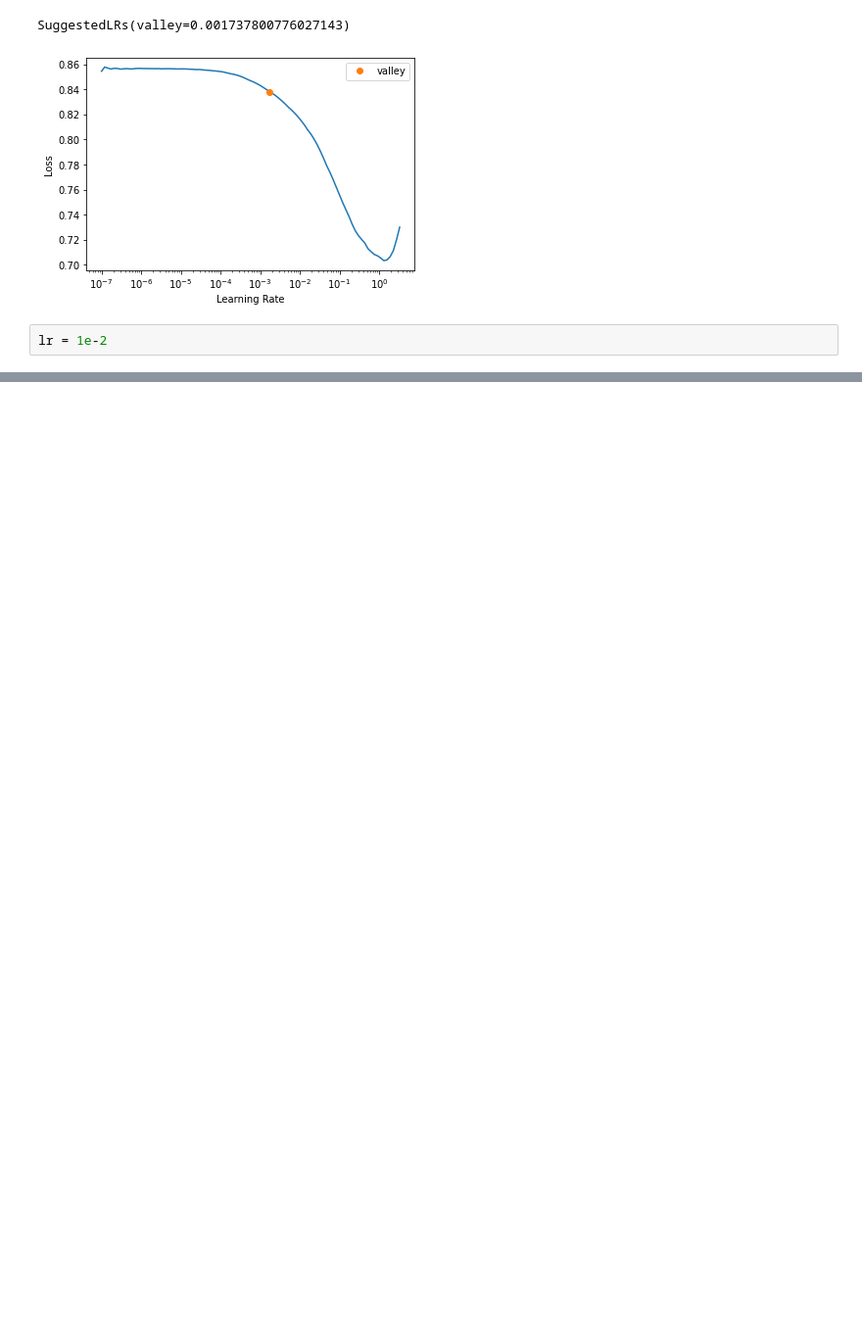
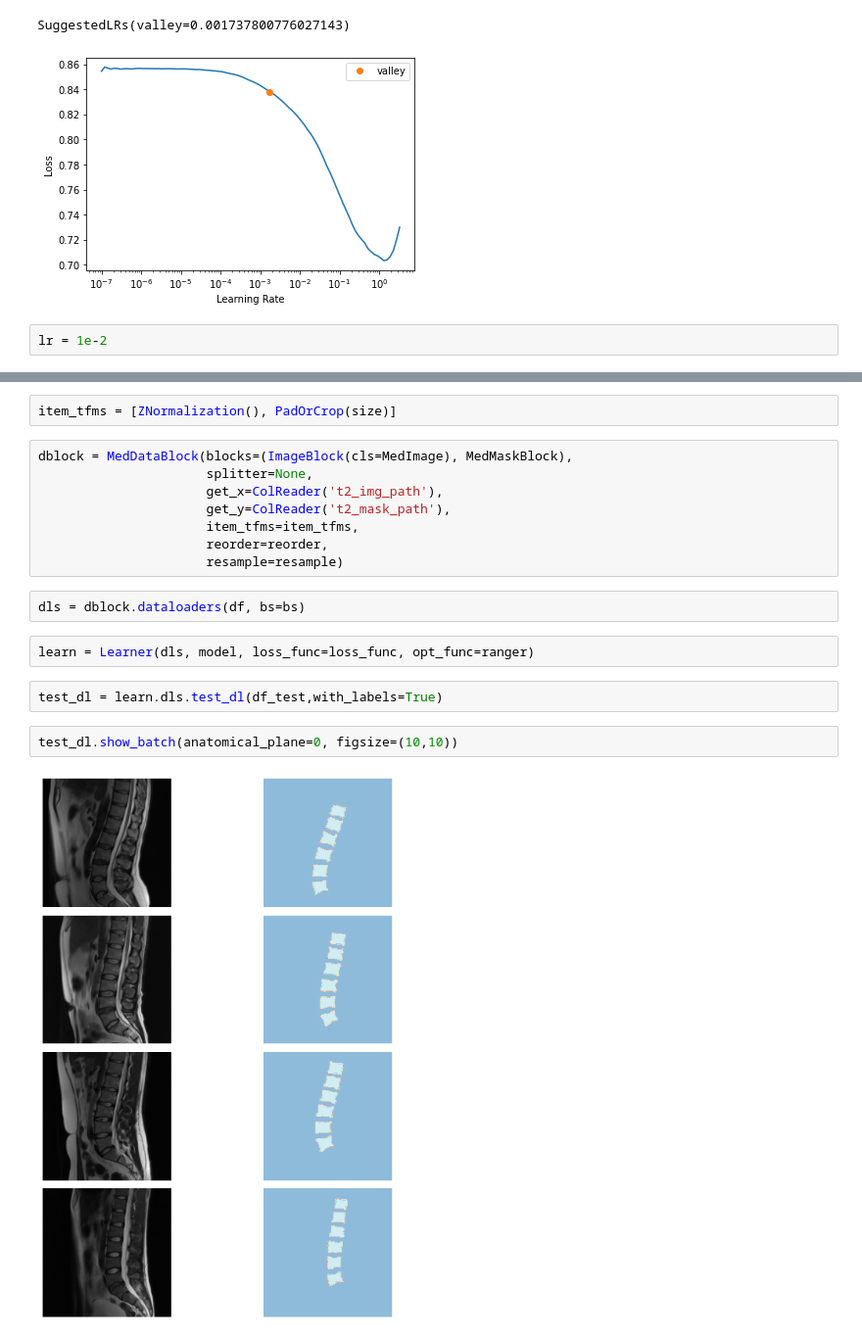
Before and after one commit to MMIV-ML/fastMONAI, a Jupyter notebook: research/00-spine-segmentation-training.ipynb, the cells around one changed output, grey strips where cells are left out. Shown at 98% size. Drawn from its saved outputs; the diff is of its cells as text; blank space fills up the shorter version.

```diff
--- a/research/00-spine-segmentation-training.ipynb
+++ b/research/00-spine-segmentation-training.ipynb
@@ -194,0 +145,20 @@ learn.show_results(anatomical_plane=0)
+# %%
+item_tfms = [ZNormalization(), PadOrCrop(size)]
+# %%
+dblock = MedDataBlock(blocks=(ImageBlock(cls=MedImage), MedMaskBlock),
+                      splitter=None,
+                      get_x=ColReader('t2_img_path'),
+                      get_y=ColReader('t2_mask_path'),
+                      item_tfms=item_tfms,
+                      reorder=reorder,
+                      resample=resample)
+# %%
+dls = dblock.dataloaders(df, bs=bs)
+# %%
+learn = Learner(dls, model, loss_func=loss_func, opt_func=ranger)
+# %%
+test_dl = learn.dls.test_dl(df_test,with_labels=True)
+# %%
+test_dl.show_batch(anatomical_plane=0, figsize=(10,10))
+# %% [output]
+[figure, added]
```
Also changed, not shown: parts of 42 cells of this notebook, 5 other files.
